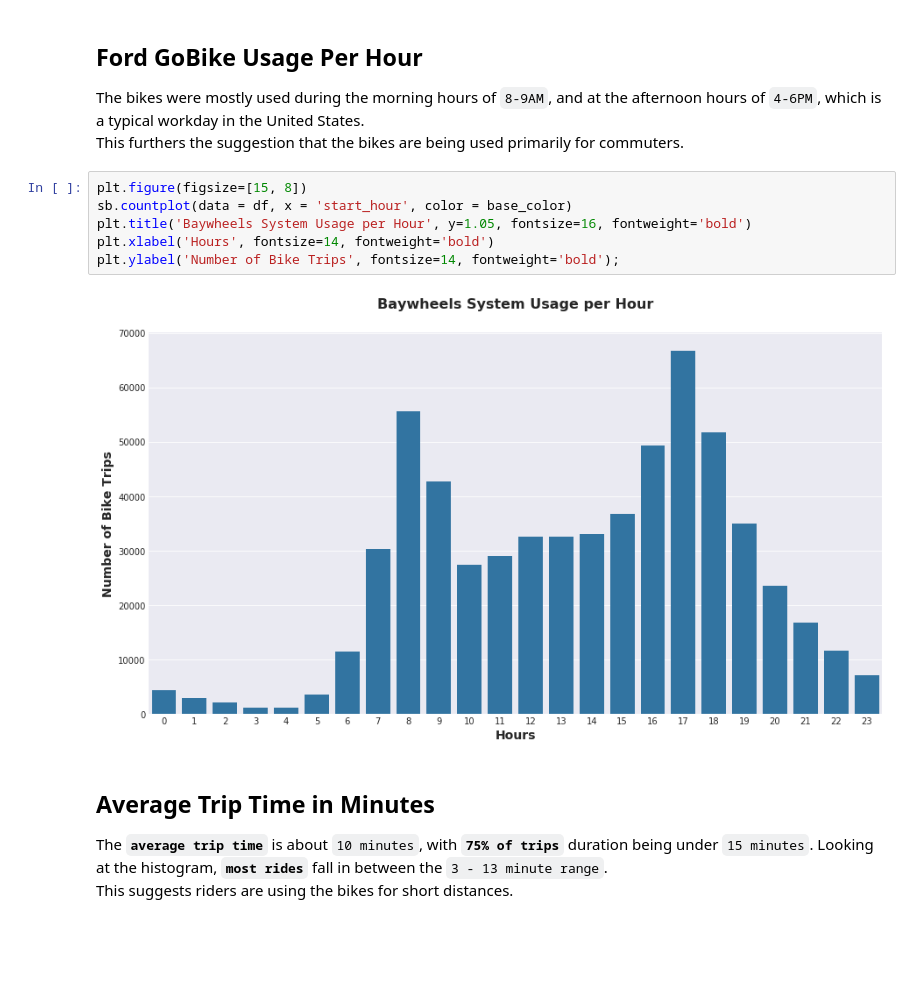
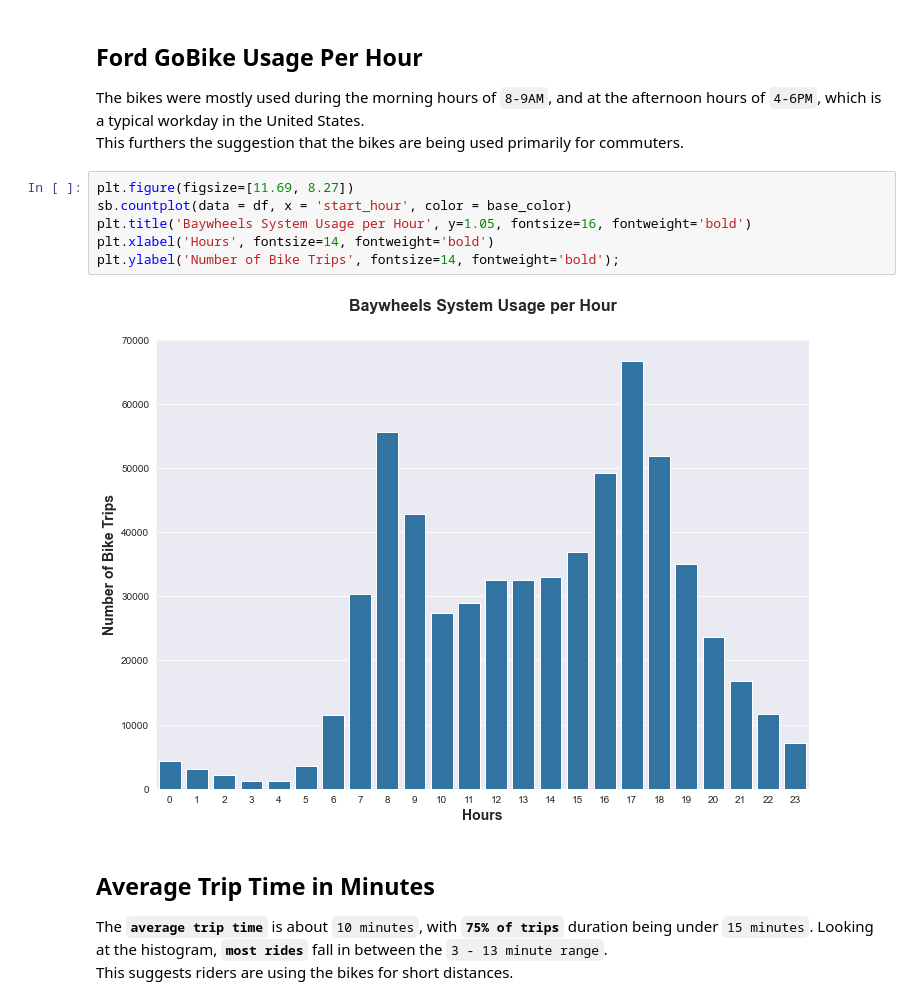
Before and after one commit to IslamFSoliman/Communicate-Data-Findings, a Jupyter notebook: slides.ipynb, the cells around one changed output. Saved outputs shown, nothing was run; the diff lists cells and outputs as text; blank space fills up the shorter version.

```diff
--- a/slides.ipynb
+++ b/slides.ipynb
@@ -50,13 +50,13 @@ that when the notebook is rendered as http slides, those cells won't show up.
 The bikes were mostly used during the morning hours of `8-9AM`, and at the afternoon hours of `4-6PM`, which is a typical workday in the United States.
 <br>This furthers the suggestion that the bikes are being used primarily for commuters.
 # %%
-plt.figure(figsize=[15, 8])
+plt.figure(figsize=[11.69, 8.27])
 sb.countplot(data = df, x = 'start_hour', color = base_color)
 plt.title('Baywheels System Usage per Hour', y=1.05, fontsize=16, fontweight='bold')
 plt.xlabel('Hours', fontsize=14, fontweight='bold')
 plt.ylabel('Number of Bike Trips', fontsize=14, fontweight='bold');
 # %% [output]
-[figure, old version]
+[figure, new version]
 # %% [markdown]
 ## Average Trip Time in Minutes
 
```
Also changed, not shown: parts of 4 cells of this notebook, 1 other file.
